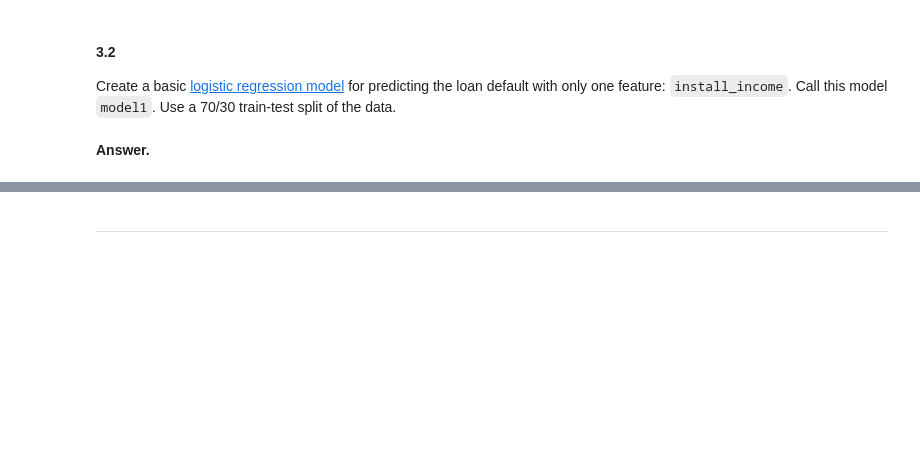
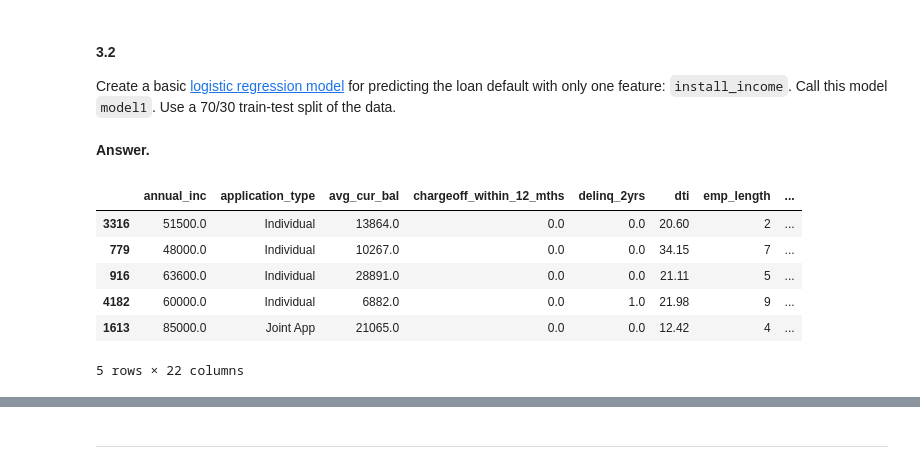
Before and after one commit to PedroOspina17/AI, a Jupyter notebook: DS4A/Week8/case_11.1_student/case_11.1_student.ipynb, the cells around one changed output, grey strips where cells are left out. Drawn from its saved outputs; the diff is of its cells as text; code cells hidden in the pictures; blank space fills up the shorter version.

```diff
--- a/DS4A/Week8/case_11.1_student/case_11.1_student.ipynb
+++ b/DS4A/Week8/case_11.1_student/case_11.1_student.ipynb
@@ -243,3 +260,13 @@ Using the `LogisticRegression()` function from `scikit-learn`, write a function
 Create a basic [logistic regression model](https://towardsdatascience.com/logistic-regression-detailed-overview-46c4da4303bc) for predicting the loan default with only one feature: `install_income`.  Call this model `model1`. Use a 70/30 train-test split of the data.
 # %% [markdown]
 **Answer.**
+# %%
+Data.head()
+# %% [output]
+|  | annual_inc | application_type | avg_cur_bal | chargeoff_within_12_mths | delinq_2yrs | dti | emp_length | ... |
+| 3316 | 51500.0 | Individual | 13864.0 | 0.0 | 0.0 | 20.60 | 2 | ... |
+| 779 | 48000.0 | Individual | 10267.0 | 0.0 | 0.0 | 34.15 | 7 | ... |
+| 916 | 63600.0 | Individual | 28891.0 | 0.0 | 0.0 | 21.11 | 5 | ... |
+| 4182 | 60000.0 | Individual | 6882.0 | 0.0 | 1.0 | 21.98 | 9 | ... |
+| 1613 | 85000.0 | Joint App | 21065.0 | 0.0 | 0.0 | 12.42 | 4 | ... |
+5 rows × 22 columns
```
Also changed, not shown: parts of 14 cells of this notebook, 16 other files.
